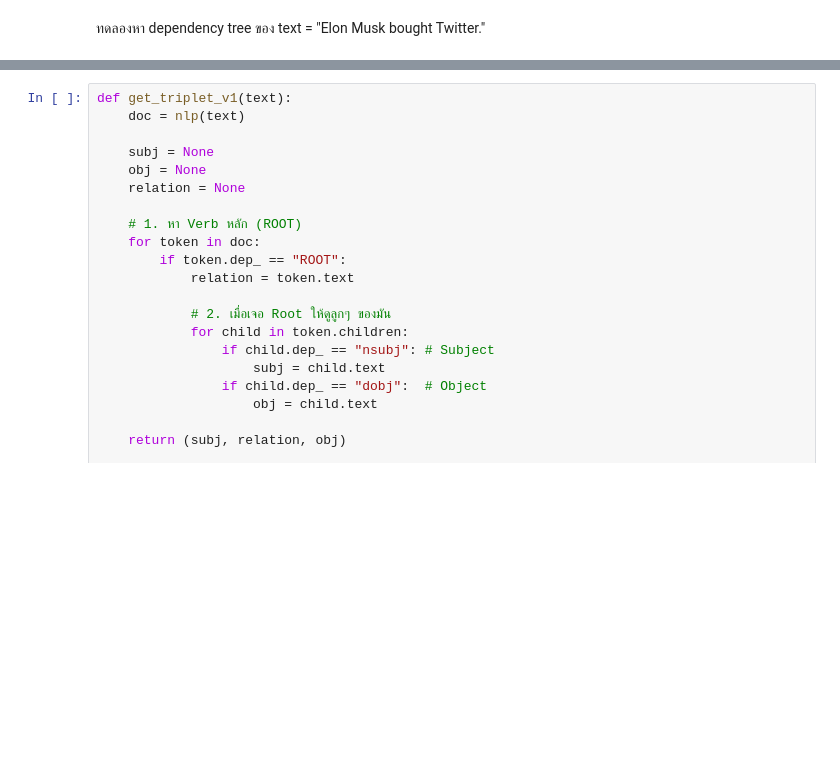
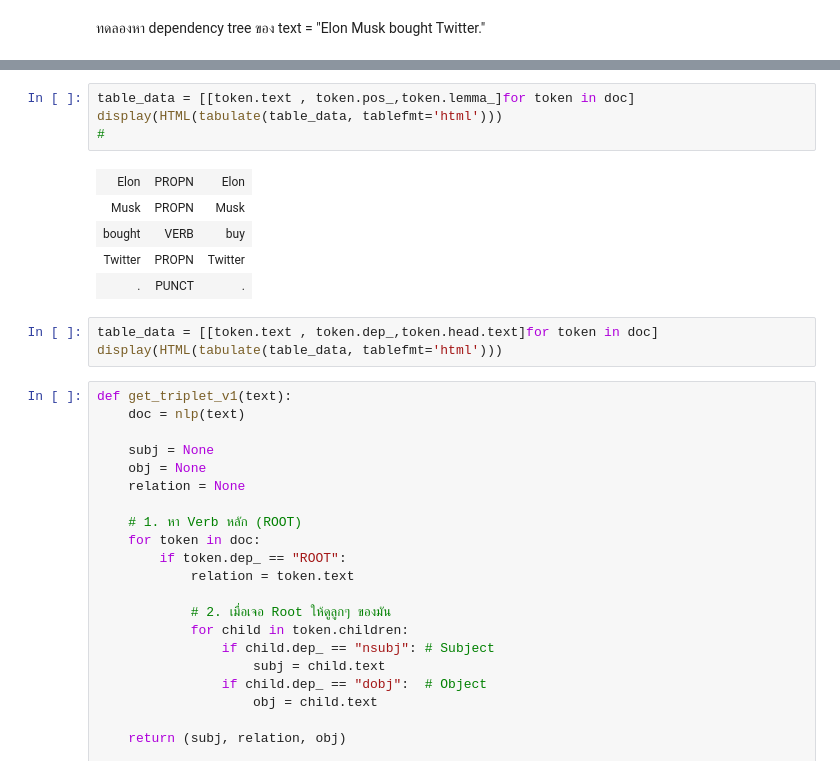
Before and after one commit to Napawan2005/NLP-517432, a Jupyter notebook: 660710086_Information_Extraction.ipynb, the cells around one changed output, grey strips where cells are left out. Saved outputs shown, nothing was run; the diff lists cells and outputs as text; blank space fills up the shorter version.

```diff
--- a/660710086_Information_Extraction.ipynb
+++ b/660710086_Information_Extraction.ipynb
@@ -758,3 +861,16 @@ SyntaxError: invalid syntax (ipython-input-1848688878.py, line 1)
+# %%
+table_data = [[token.text , token.pos_,token.lemma_]for token in doc]
+display(HTML(tabulate(table_data, tablefmt='html')))
+#
+# %% [output]
+| Elon | PROPN | Elon |
+| Musk | PROPN | Musk |
+| bought | VERB | buy |
+| Twitter | PROPN | Twitter |
+| . | PUNCT | . |
+# %%
+table_data = [[token.text , token.dep_,token.head.text]for token in doc]
+display(HTML(tabulate(table_data, tablefmt='html')))
 # %%
 def get_triplet_v1(text):
     doc = nlp(text)
```
Also changed, not shown: parts of 18 cells of this notebook.
